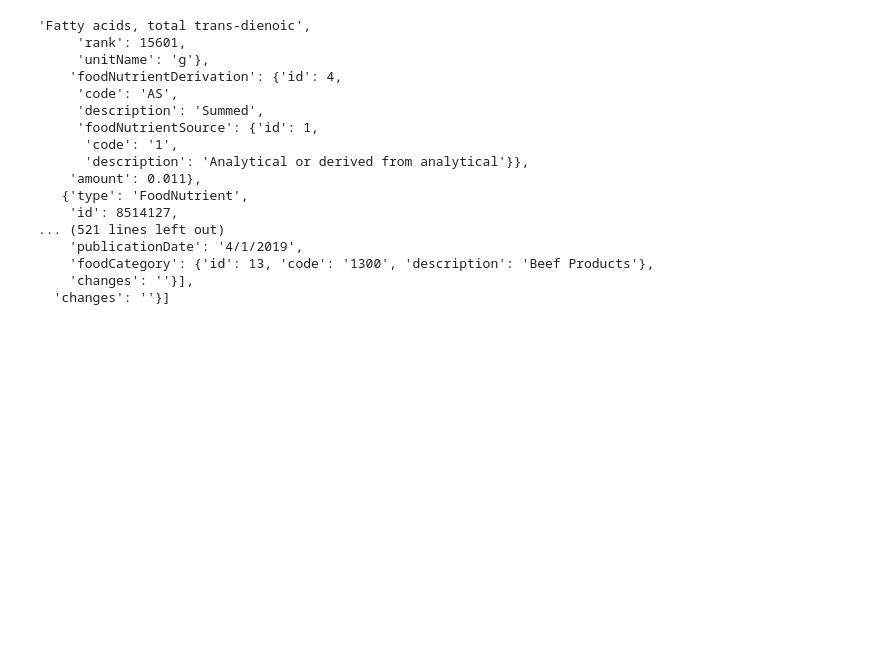
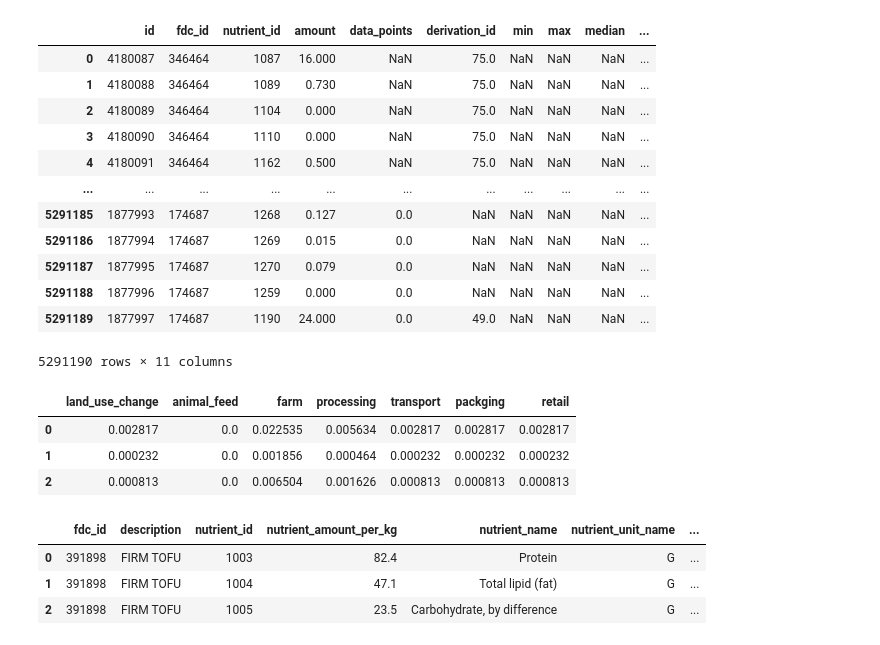
Before and after one commit to ezbc/food-emissions, a Jupyter notebook: food-emissions.ipynb, the cells around one changed output. Drawn from its saved outputs; the diff is of its cells as text; code cells hidden in the pictures; blank space fills up the shorter version.

Commit message:
working kg CO2 per kg of macro nutrient

```diff
--- a/food-emissions.ipynb
+++ b/food-emissions.ipynb
@@ -24,3 +31,21 @@ array(['Wheat & Rye (Bread)', 'Maize (Meal)', 'Barley (Beer)', 'Oatmeal',
+# %%
+df_food_nutrient = pd.read_csv('./data/usda/food_nutrient.csv')
+df_nutrient = pd.read_csv('./data/usda/nutrient.csv')
+df_nutrient
+# %% [output]
+|  | id | fdc_id | nutrient_id | amount | data_points | derivation_id | min | max | median | ... |
+| 0 | 4180087 | 346464 | 1087 | 16.000 | NaN | 75.0 | NaN | NaN | NaN | ... |
+| 1 | 4180088 | 346464 | 1089 | 0.730 | NaN | 75.0 | NaN | NaN | NaN | ... |
+| 2 | 4180089 | 346464 | 1104 | 0.000 | NaN | 75.0 | NaN | NaN | NaN | ... |
+| 3 | 4180090 | 346464 | 1110 | 0.000 | NaN | 75.0 | NaN | NaN | NaN | ... |
+| 4 | 4180091 | 346464 | 1162 | 0.500 | NaN | 75.0 | NaN | NaN | NaN | ... |
+| ... | ... | ... | ... | ... | ... | ... | ... | ... | ... | ... |
+| 5291185 | 1877993 | 174687 | 1268 | 0.127 | 0.0 | NaN | NaN | NaN | NaN | ... |
+| 5291186 | 1877994 | 174687 | 1269 | 0.015 | 0.0 | NaN | NaN | NaN | NaN | ... |
+| 5291187 | 1877995 | 174687 | 1270 | 0.079 | 0.0 | NaN | NaN | NaN | NaN | ... |
+| 5291188 | 1877996 | 174687 | 1259 | 0.000 | 0.0 | NaN | NaN | NaN | NaN | ... |
+| 5291189 | 1877997 | 174687 | 1190 | 24.000 | 0.0 | 49.0 | NaN | NaN | NaN | ... |
+5291190 rows × 11 columns
 # %%
 # create mapping of GHG food groups to FDC IDs
 @dataclass
@@ -55,20 +80,0 @@ for food in GHG_FDC_MAPPING:
-# %%
-fdc_details
-# %% [output]
-'Fatty acids, total trans-dienoic',
-     'rank': 15601,
-     'unitName': 'g'},
-    'foodNutrientDerivation': {'id': 4,
-     'code': 'AS',
-     'description': 'Summed',
-     'foodNutrientSource': {'id': 1,
-      'code': '1',
-      'description': 'Analytical or derived from analytical'}},
-    'amount': 0.011},
-   {'type': 'FoodNutrient',
-    'id': 8514127,
-... (521 lines left out)
-    'publicationDate': '4/1/2019',
-    'foodCategory': {'id': 13, 'code': '1300', 'description': 'Beef Products'},
-    'changes': ''}],
-  'changes': ''}]
@@ -74,0 +118,15 @@ fdc_details
+# %%
+    denormalized[EMISSIONS] = denormalized[EMISSIONS] #/
+denormalized[EMISSIONS].divide(denormalized['nutrient_amount_per_kg'], axis=0)
+# %% [output]
+|  | land_use_change | animal_feed | farm | processing | transport | packging | retail |
+| 0 | 0.002817 | 0.0 | 0.022535 | 0.005634 | 0.002817 | 0.002817 | 0.002817 |
+| 1 | 0.000232 | 0.0 | 0.001856 | 0.000464 | 0.000232 | 0.000232 | 0.000232 |
+| 2 | 0.000813 | 0.0 | 0.006504 | 0.001626 | 0.000813 | 0.000813 | 0.000813 |
+# %%
+foods[1].denormalized
+# %% [output]
+|  | fdc_id | description | nutrient_id | nutrient_amount_per_kg | nutrient_name | nutrient_unit_name | ... |
+| 0 | 391898 | FIRM TOFU | 1003 | 82.4 | Protein | G | ... |
+| 1 | 391898 | FIRM TOFU | 1004 | 47.1 | Total lipid (fat) | G | ... |
+| 2 | 391898 | FIRM TOFU | 1005 | 23.5 | Carbohydrate, by difference | G | ... |
```
Also changed, not shown: parts of 8 cells of this notebook.
